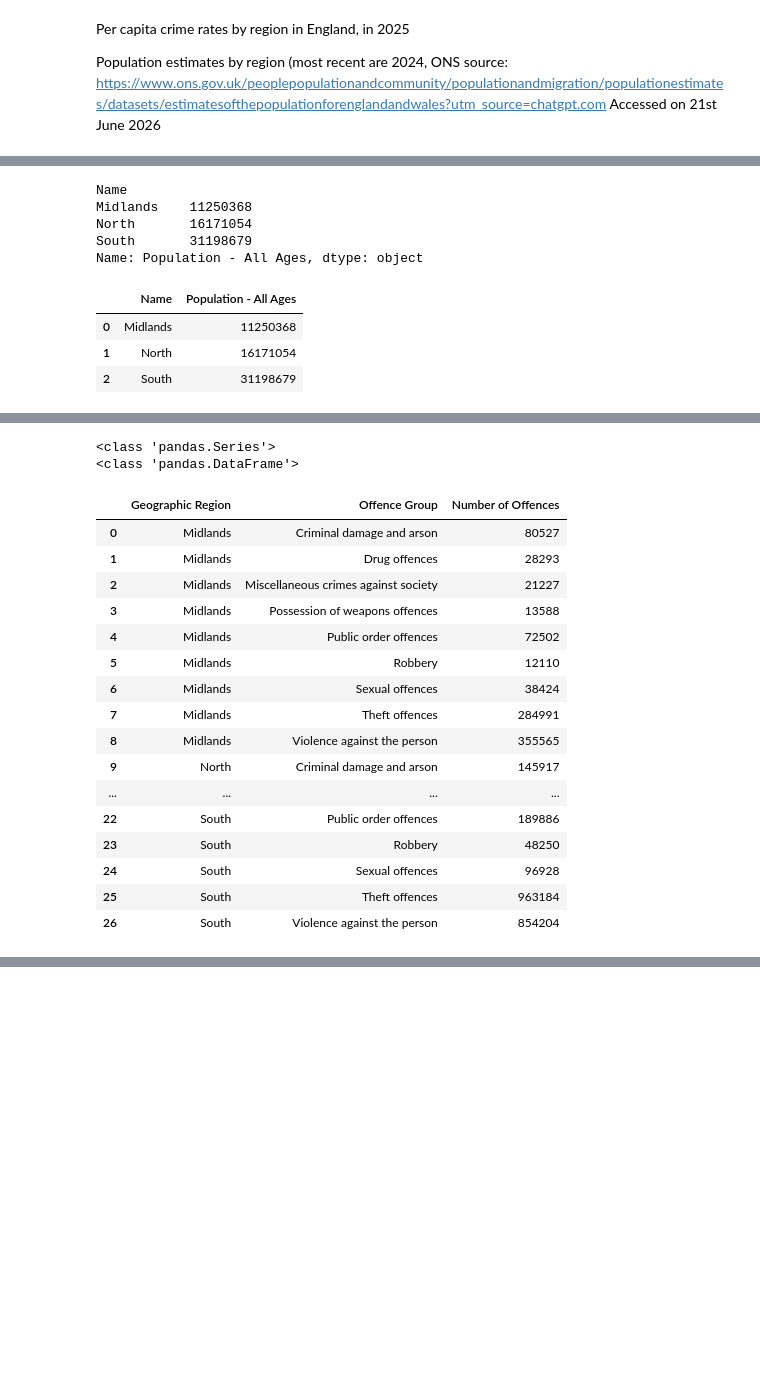
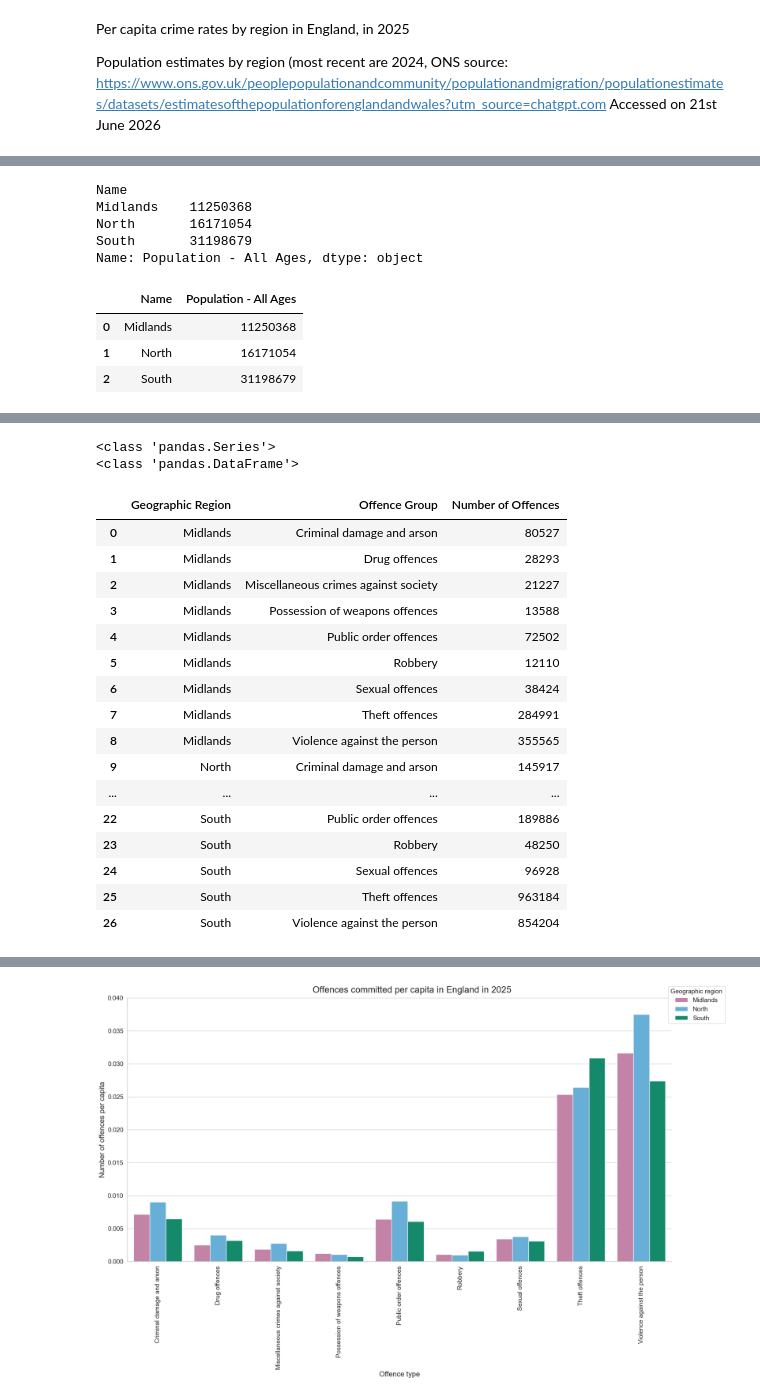
Before and after one commit to idilabdulle/Group-1-Project, a Jupyter notebook: North_Midlands_South_visualisation.ipynb, the cells around one changed output, grey strips where cells are left out. Saved outputs shown, nothing was run; the diff lists cells and outputs as text; code cells hidden in the pictures; blank space fills up the shorter version.

Commit message:
Final edits to data visualisation North/South/Midlands

```diff
--- a/North_Midlands_South_visualisation.ipynb
+++ b/North_Midlands_South_visualisation.ipynb
@@ -208,12 +208,6 @@ display(crime_df_v5.head(50))
 
 #Creating the graph
 sns.set_theme(style='whitegrid')
-
-# One of the best coluor palettes for colour blindness is 'okabeito'
-
-okabeito = ['#CC79A7', '#56B4E9', '#009E73',\
-           '#E69F00', '#0072B2', '#F0E442',\
-           '#D55E00']
 sns.set_palette(okabeito)
 
 crime_graph = sns.catplot(
@@ -233,7 +227,7 @@ crime_graph._legend.remove()
 crime_graph.fig.legend(title='Geographic region', title_fontsize=14, fontsize=14)
 
 plt.show()
-# plt.savefig('Total offences committed in England in 2025 (North, South, Midlands)(subgroups)')
+# plt.savefig('Total offences committed in England in 2025 (North, South, Midlands)subgroups')
 # %% [output]
 Geographic Region  Offence Subgroup
 Midlands           Arson                                           4167
@@ -332,14 +326,32 @@ display(crime_df_v6.head(50))
 merged_df = crime_df_v6.merge(final_population_df, left_on='Geographic Region', right_on='Name')
 display(merged_df)
 
-merged_df['Offences per capita'] = merged_df['Number of Offences'] / merged_df['Population - All Ages']
+merged_df['Offences per Capita'] = merged_df['Number of Offences'] / merged_df['Population - All Ages']
 display(merged_df)
 
-crime_population_s = merged_df.groupby(['Geographic Region', 'Offence Group'])(['Number of Offences'].sum())/['Population - All Ages']
-#display(crime_population_s)
-#final_crime_population_df = crime_population_s.reset_index()
-#final_crime_population_df.rename(columns={2: 'Average offence per capita',}, inplace=True)
-#display(final_crimepopulation_df.head(20))
+
+#Creating the graph
+sns.set_theme(style='whitegrid')
+sns.set_palette(okabeito)
+
+crime_graph = sns.catplot(
+                data=merged_df, kind='bar',
+                x='Offence Group', y='Offences per Capita',
+                hue='Geographic Region', alpha=1,
+                height=9, aspect=2
+)
+
+crime_graph.fig.suptitle('Offences committed per capita in England in 2025', y=1.02, fontsize=20)
+crime_graph.set_xlabels('Offence type', fontsize=16)
+crime_graph.set_ylabels('Number of offences per capita', fontsize=16, x=-1.05)
+crime_graph.set_xticklabels(rotation=90, fontsize=14)
+crime_graph.set_yticklabels(fontsize=14)
+crime_graph.set(ylim=(0, 0.04))
+crime_graph._legend.remove()
+crime_graph.fig.legend(title='Geographic region', title_fontsize=14, fontsize=14)
+
+plt.show()
+# plt.savefig('Total offences committed in England in 2025 (North, South, Midlands)')
 # %% [output]
 |  | MYE2: Persons by single year of a... | Unnamed: 1 | Unnamed: 2 | Unnamed: 3 | Unnamed: 4 | Unnamed: 5 | Unnamed: 6 | ... |
 | 0 | This worksheet contains one table... | NaN | NaN | NaN | NaN | NaN | NaN | ... |
@@ -413,30 +425,31 @@ Name: Number of Offences, dtype: int64
 | 3 | Midlands | Possession of weapons offences | 13588 | Midlands | 11250368 |
 | 4 | Midlands | Public order offences | 72502 | Midlands | 11250368 |
 | 5 | Midlands | Robbery | 12110 | Midlands | 11250368 |
 | 6 | Midlands | Sexual offences | 38424 | Midlands | 11250368 |
 | 7 | Midlands | Theft offences | 284991 | Midlands | 11250368 |
 | 8 | Midlands | Violence against the person | 355565 | Midlands | 11250368 |
 | 9 | North | Criminal damage and arson | 145917 | North | 16171054 |
 | ... | ... | ... | ... | ... | ... |
 | 22 | South | Public order offences | 189886 | South | 31198679 |
 | 23 | South | Robbery | 48250 | South | 31198679 |
 | 24 | South | Sexual offences | 96928 | South | 31198679 |
 | 25 | South | Theft offences | 963184 | South | 31198679 |
 | 26 | South | Violence against the person | 854204 | South | 31198679 |
 |  | Geographic Region | Offence Group | Number of Offences | Name | Population - All Ages | ... |
 | 0 | Midlands | Criminal damage and arson | 80527 | Midlands | 11250368 | ... |
 | 1 | Midlands | Drug offences | 28293 | Midlands | 11250368 | ... |
 | 2 | Midlands | Miscellaneous crimes against society | 21227 | Midlands | 11250368 | ... |
 | 3 | Midlands | Possession of weapons offences | 13588 | Midlands | 11250368 | ... |
 | 4 | Midlands | Public order offences | 72502 | Midlands | 11250368 | ... |
 | 5 | Midlands | Robbery | 12110 | Midlands | 11250368 | ... |
 | 6 | Midlands | Sexual offences | 38424 | Midlands | 11250368 | ... |
 | 7 | Midlands | Theft offences | 284991 | Midlands | 11250368 | ... |
 | 8 | Midlands | Violence against the person | 355565 | Midlands | 11250368 | ... |
 | 9 | North | Criminal damage and arson | 145917 | North | 16171054 | ... |
 | ... | ... | ... | ... | ... | ... | ... |
 | 22 | South | Public order offences | 189886 | South | 31198679 | ... |
 | 23 | South | Robbery | 48250 | South | 31198679 | ... |
 | 24 | South | Sexual offences | 96928 | South | 31198679 | ... |
 | 25 | South | Theft offences | 963184 | South | 31198679 | ... |
 | 26 | South | Violence against the person | 854204 | South | 31198679 | ... |
+[figure, added]
```
